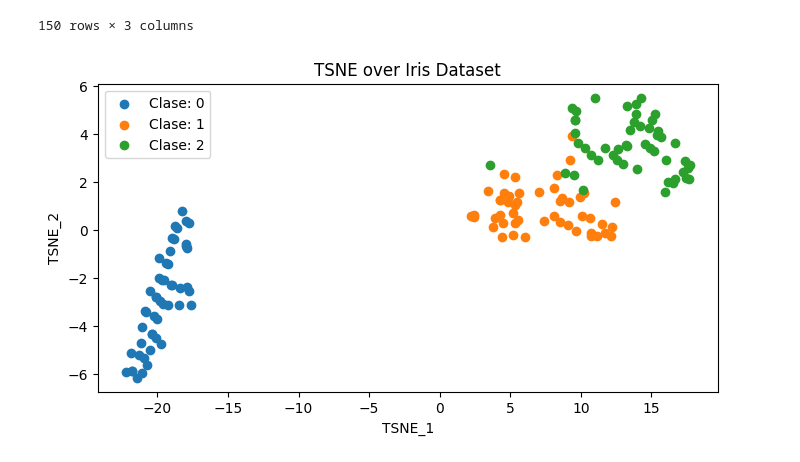
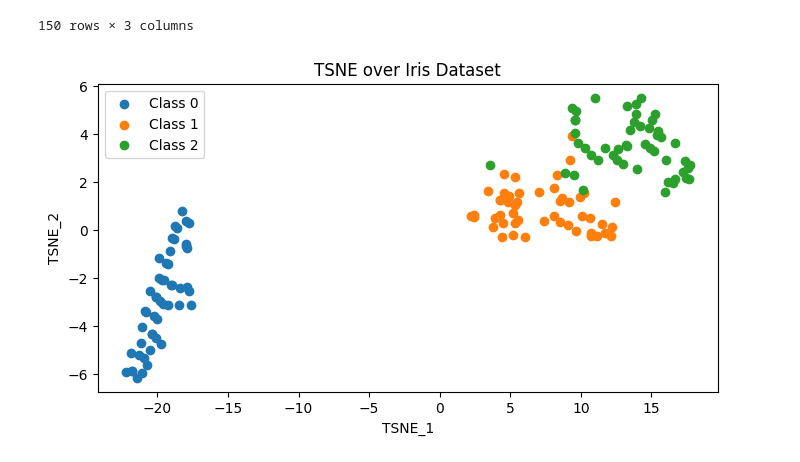
Before and after one commit to Bruno-Moreno/ML---Study, a Jupyter notebook: notebooks/ML/pca_and_tsne.ipynb, the cells around one changed output. Cells and saved outputs as stored; diff of their text form; code cells hidden in the pictures.

```diff
--- a/notebooks/ML/pca_and_tsne.ipynb
+++ b/notebooks/ML/pca_and_tsne.ipynb
@@ -106,7 +107,7 @@ df_pca
 plt.figure(figsize=(8,4))
 for c in target:
     df_pca_loc = df_pca.loc[df_pca.target == c].copy()
-    plt.scatter(df_pca_loc.pca_1, df_pca_loc.pca_2, label = f'Clase: {c}')
+    plt.scatter(df_pca_loc.pca_1, df_pca_loc.pca_2, label = f'Class {c}')
 plt.xlabel("PCA_1")
 plt.ylabel("PCA_2")
 plt.title("PCA over Iris Dataset")
@@ -144,13 +145,13 @@ df_tsne
 # %%
 plt.figure(figsize=(8,4))
 for c in df_tsne.target.unique():
     df_tsne_loc = df_tsne.loc[df_tsne.target == c].copy()
-    plt.scatter(df_tsne_loc.tsne_1, df_tsne_loc.tsne_2, label = f'Clase: {c}')
+    plt.scatter(df_tsne_loc.tsne_1, df_tsne_loc.tsne_2, label = f'Class {c}')
 plt.xlabel("TSNE_1")
 plt.ylabel("TSNE_2")
 plt.title("TSNE over Iris Dataset")
 plt.legend()
 plt.savefig("img/tsne_over_iris.png", dpi = 300, bbox_inches='tight')
 plt.show()
 # %% [output]
-[figure, old version]
+[figure, new version]
```
Also changed, not shown: parts of 2 cells of this notebook, 3 other files.
